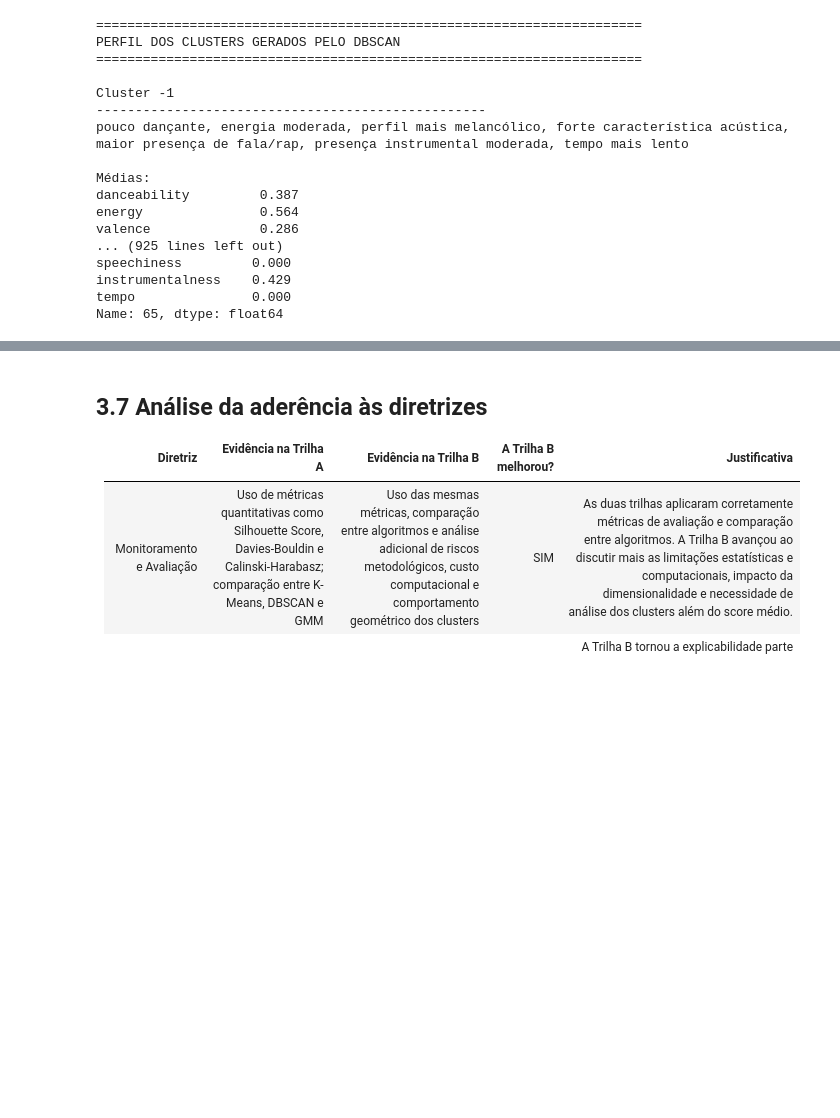
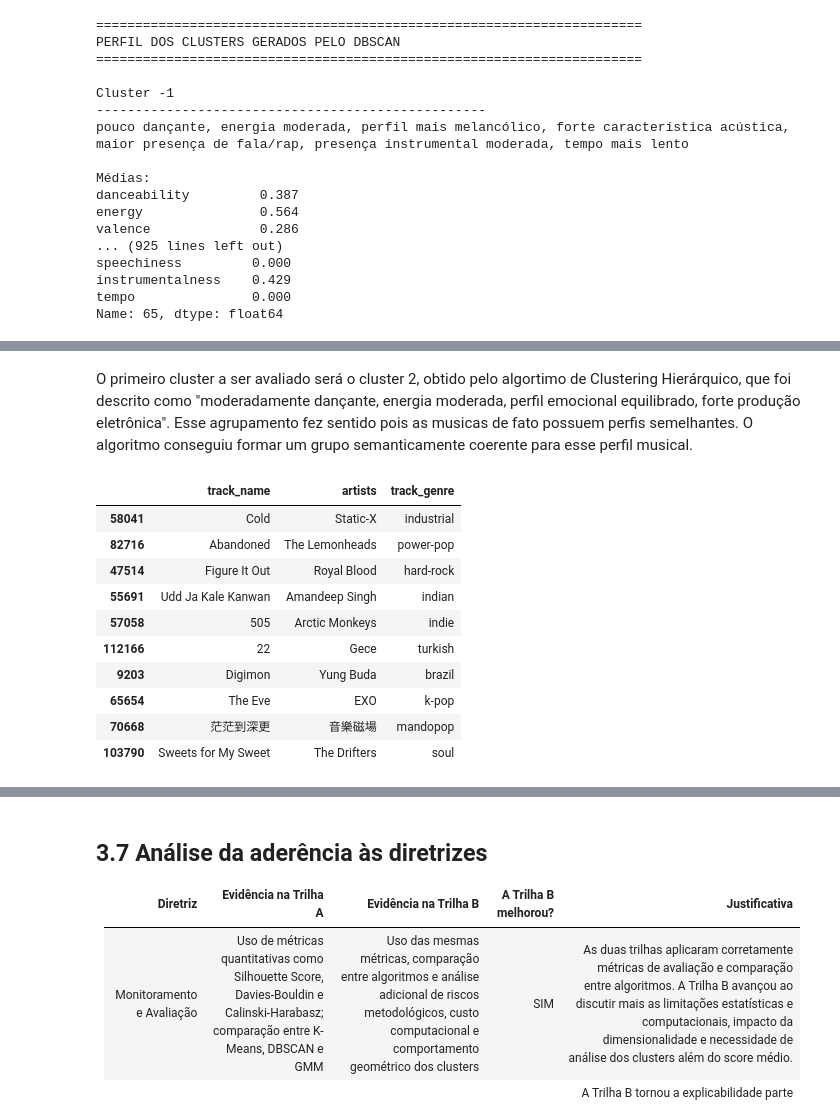
Before and after one commit to carolinabarcellos/TP-2-Mineracao, a Jupyter notebook: TP2_Fase2_Grupo1.ipynb, the cells around one changed output, grey strips where cells are left out. Drawn from its saved outputs; the diff is of its cells as text; code cells hidden in the pictures; blank space fills up the shorter version.

```diff
--- a/TP2_Fase2_Grupo1.ipynb
+++ b/TP2_Fase2_Grupo1.ipynb
@@ -2642,0 +2660,18 @@ Name: 65, dtype: float64
+# %% [markdown]
+O primeiro cluster a ser avaliado será o cluster 2, obtido pelo algortimo de Clustering Hierárquico, que foi descrito como "moderadamente dançante, energia moderada, perfil emocional equilibrado, forte produção eletrônica". Esse agrupamento fez sentido pois as musicas de fato possuem perfis semelhantes. O algoritmo conseguiu formar um grupo semanticamente coerente para esse perfil musical.
+# %%
+df_sample_original[df_sample_original['cluster_hierarquico']==2][
+    ["track_name", "artists", "track_genre"]
+].sample(10, random_state=42)
+# %% [output]
+|  | track_name | artists | track_genre |
+| 58041 | Cold | Static-X | industrial |
+| 82716 | Abandoned | The Lemonheads | power-pop |
+| 47514 | Figure It Out | Royal Blood | hard-rock |
+| 55691 | Udd Ja Kale Kanwan | Amandeep Singh | indian |
+| 57058 | 505 | Arctic Monkeys | indie |
+| 112166 | 22 | Gece | turkish |
+| 9203 | Digimon | Yung Buda | brazil |
+| 65654 | The Eve | EXO | k-pop |
+| 70668 | 茫茫到深更 | 音樂磁場 | mandopop |
+| 103790 | Sweets for My Sweet | The Drifters | soul |
```
Also changed, not shown: parts of 12 cells of this notebook.
